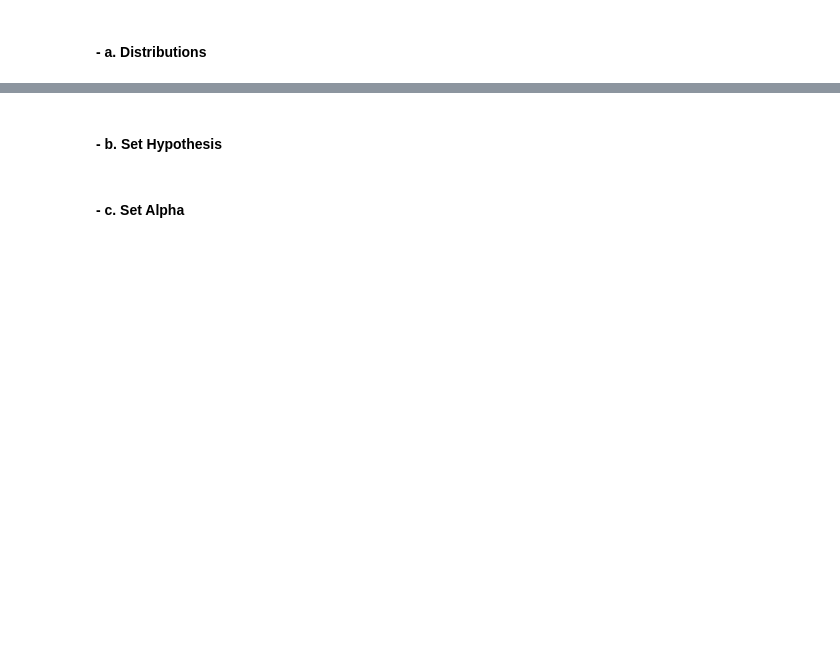
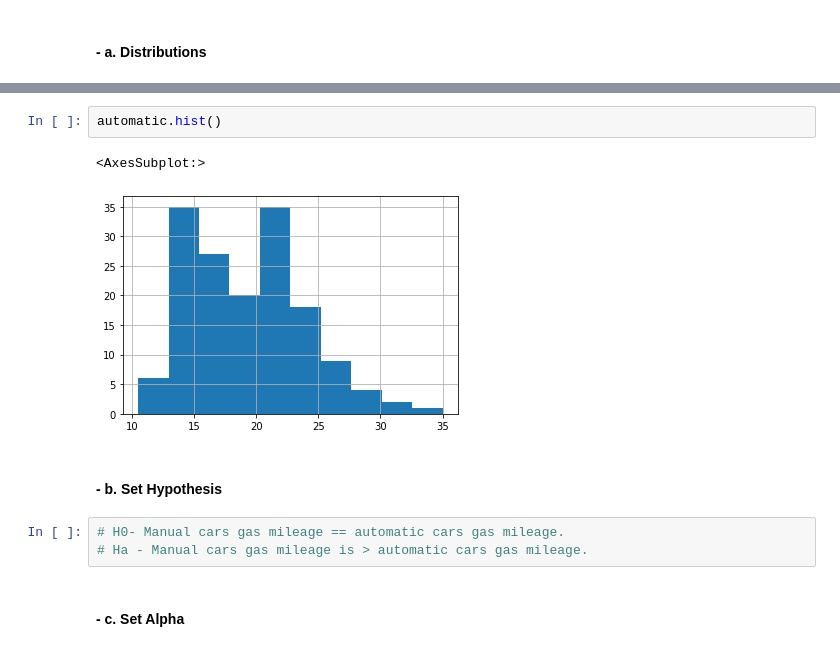
Before and after one commit to rachelrobbinsmayhill/statistics_exercises, a Jupyter notebook: hypothesis_testing.ipynb, the cells around one changed output, grey strips where cells are left out. Saved outputs shown, nothing was run; the diff lists cells and outputs as text; blank space fills up the shorter version.

```diff
--- a/hypothesis_testing.ipynb
+++ b/hypothesis_testing.ipynb
@@ -411,5 +437,13 @@ We reject the H0.
+# %%
+automatic.hist()
+# %% [output]
+<AxesSubplot:>
+[figure, added]
 # %% [markdown]
 #### - b. Set Hypothesis
+# %%
+# H0- Manual cars gas mileage == automatic cars gas mileage.
+# Ha - Manual cars gas mileage is > automatic cars gas mileage.
 # %% [markdown]
 #### - c. Set Alpha
 # %%
```
Also changed, not shown: parts of 54 cells of this notebook.
